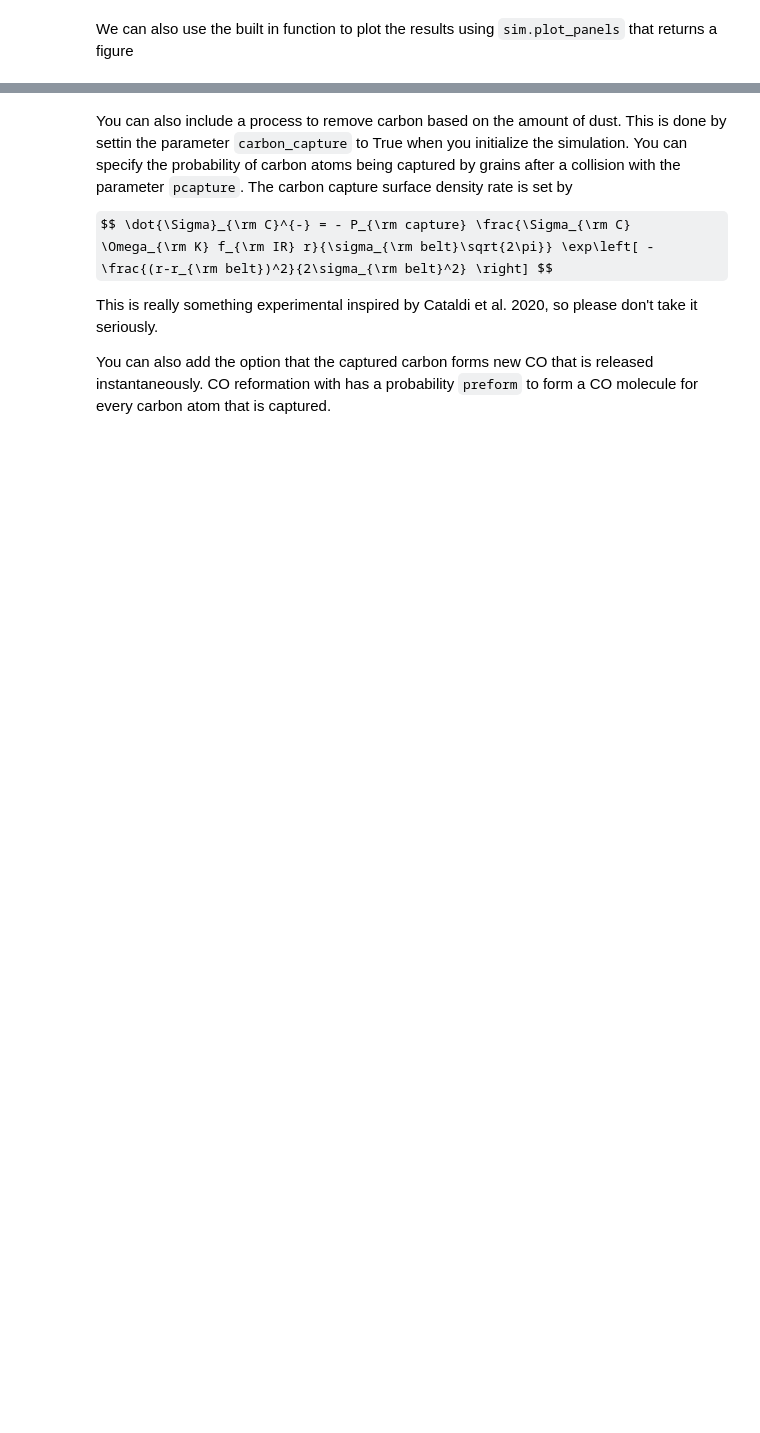
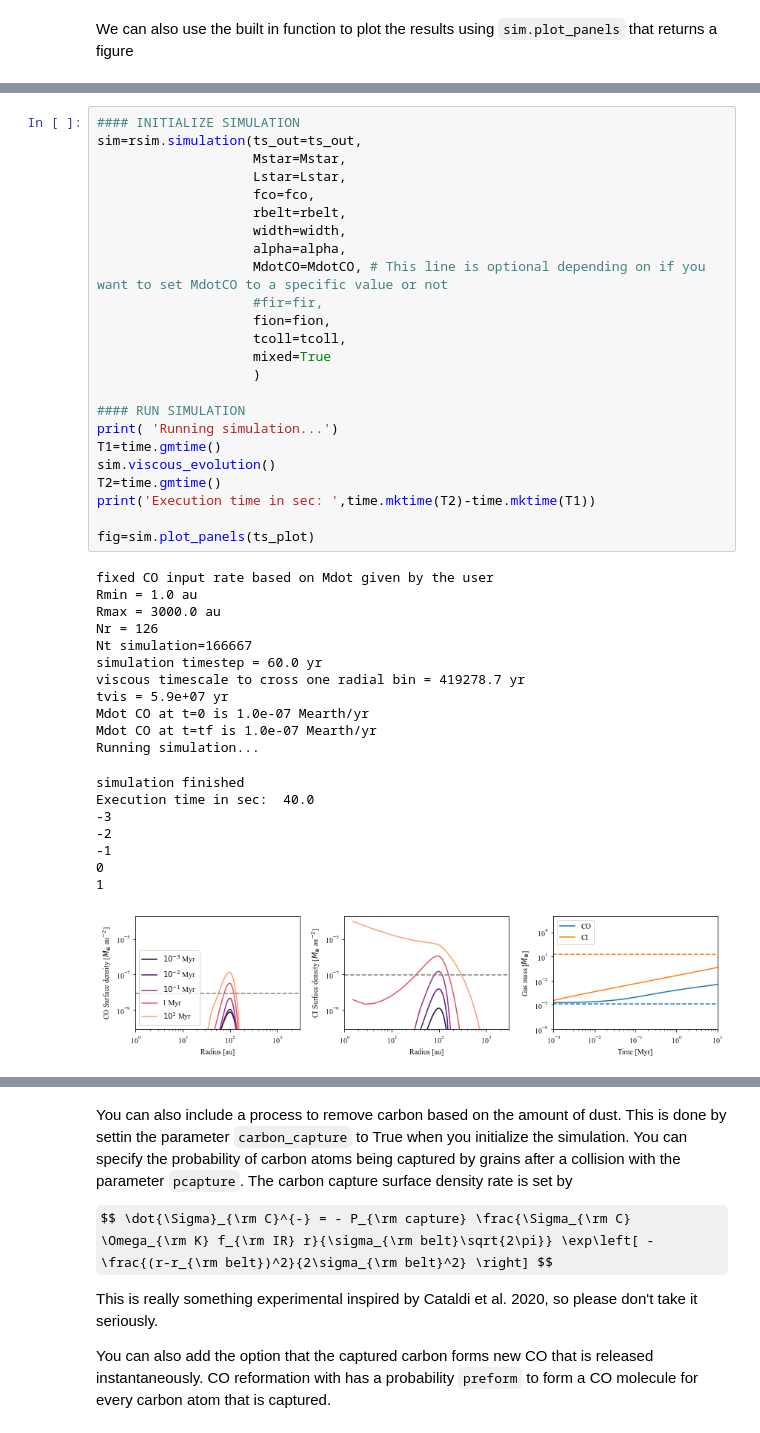
Before and after one commit to SebaMarino/exogas, a Jupyter notebook: docs/examples/Example_radial_evolution.ipynb, the cells around one changed output, grey strips where cells are left out. Drawn from its saved outputs; the diff is of its cells as text; some formulas as TeX source; blank space fills up the shorter version.

```diff
--- a/docs/examples/Example_radial_evolution.ipynb
+++ b/docs/examples/Example_radial_evolution.ipynb
@@ -190,3 +199,47 @@ fig=sim.plot_panels(ts_plot)
+# %%
+#### INITIALIZE SIMULATION
+sim=rsim.simulation(ts_out=ts_out,
+                    Mstar=Mstar,
+                    Lstar=Lstar,
+                    fco=fco,
+                    rbelt=rbelt,
+                    width=width,
+                    alpha=alpha,
+                    MdotCO=MdotCO, # This line is optional depending on if you want to set MdotCO to a specific value or not
+                    #fir=fir,
+                    fion=fion,
+                    tcoll=tcoll,
+                    mixed=True
+                    )
+
+#### RUN SIMULATION
+print( 'Running simulation...')
+T1=time.gmtime()
+sim.viscous_evolution()
+T2=time.gmtime()
+print('Execution time in sec: ',time.mktime(T2)-time.mktime(T1))
+
+fig=sim.plot_panels(ts_plot)
+# %% [output]
+fixed CO input rate based on Mdot given by the user
+Rmin = 1.0 au
+Rmax = 3000.0 au
+Nr = 126
+Nt simulation=166667
+simulation timestep = 60.0 yr
+viscous timescale to cross one radial bin = 419278.7 yr
+tvis = 5.9e+07 yr
+Mdot CO at t=0 is 1.0e-07 Mearth/yr
+Mdot CO at t=tf is 1.0e-07 Mearth/yr
+Running simulation...
+simulation finished
+Execution time in sec:  40.0
+-3
+-2
+-1
+0
+1
+[figure, added]
 # %% [markdown]
 # Customization
 
```
Also changed, not shown: parts of 10 cells of this notebook, 3 other files.
